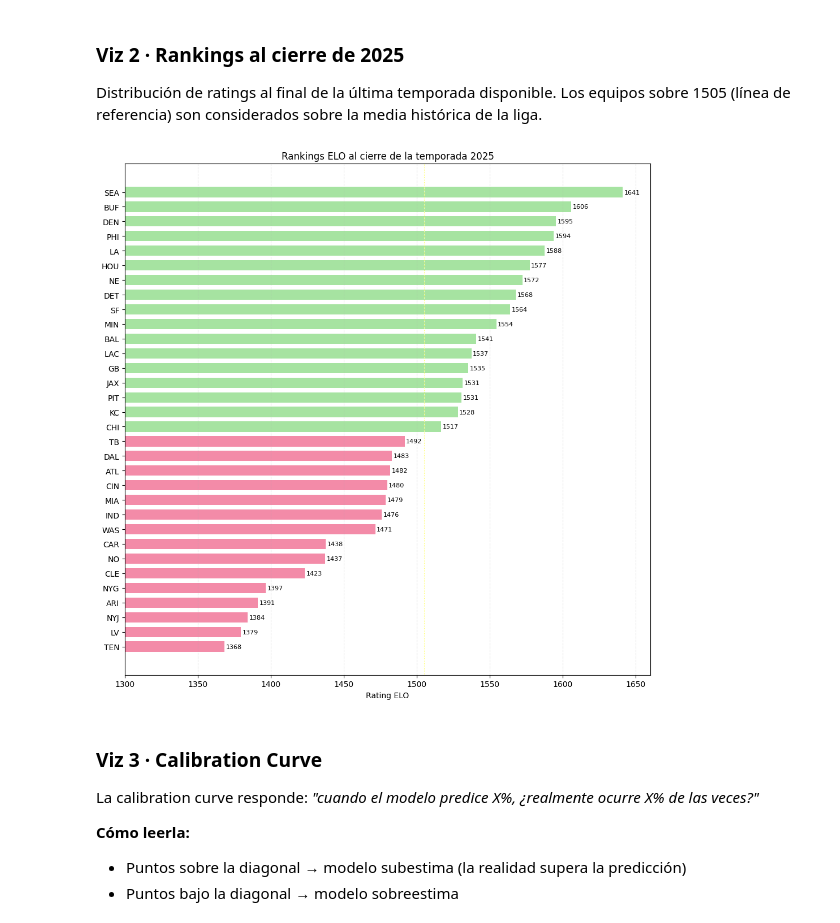
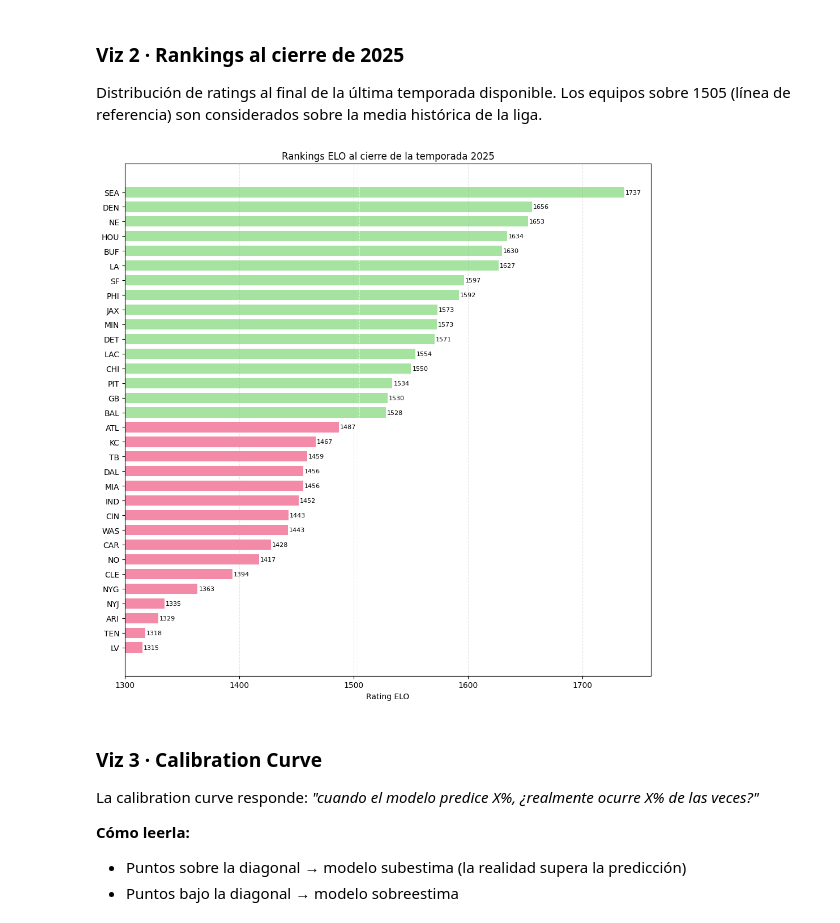
Before and after one commit to sebastianBP26/nfl_probability_engine, a Jupyter notebook: Notebooks/02_elo_system.ipynb, the cells around one changed output. Drawn from its saved outputs; the diff is of its cells as text; code cells hidden in the pictures.

Commit message:
Changes Elo
Update Elo System
Update Files

```diff
--- a/Notebooks/02_elo_system.ipynb
+++ b/Notebooks/02_elo_system.ipynb
@@ -353,3 +644,13 @@ HOME_ADVANTAGE calibrado: 42.2
+# %%
+# ── Correr sistema ELO ────────────────────────────────────────────────────────
+history_df, final_elos = run_elo_system(
+    df,
+    home_advantage = 42.2,
+    regression_factor = 0.40,
+    global_mean = 1503.1,
+    k_regular = 40,
+    k_playoffs = 48,
+)
 # %%
 final_elos_df = (
     pd.Series(final_elos)
@@ -619,34 +935,34 @@ la media histórica de la liga.
 # %%
 final_df = (
     pd.Series(final_elos)
     .reset_index()
     .rename(columns={'index': 'team', 0: 'elo'})
     .sort_values('elo', ascending=True)
 )
 
 colors = ['#a6e3a1' if e >= 1505 else '#f38ba8' for e in final_df['elo']]
 
 fig, ax = plt.subplots(figsize=(10, 10))
 
 bars = ax.barh(final_df['team'], final_df['elo'], color=colors, height=0.7)
 ax.axvline(1505, color='white', linestyle='--', linewidth=0.8, alpha=0.6)
 ax.axvline(final_df['elo'].mean(), color='yellow',
            linestyle=':', linewidth=0.8, alpha=0.6)
 
 # Etiquetas
 for bar, val in zip(bars, final_df['elo']):
     ax.text(val + 1, bar.get_y() + bar.get_height()/2,
             f'{val:.0f}', va='center', fontsize=8)
 
 ax.set_xlabel('Rating ELO')
 ax.set_title('Rankings ELO al cierre de la temporada 2025')
-ax.set_xlim(1300, 1660)
+ax.set_xlim(1300, 1760)
 ax.grid(axis='x', linestyle='--', alpha=0.3)
 
 plt.tight_layout()
 plt.show()
 # %% [output]
-[figure, old version]
+[figure, new version]
 # %% [markdown]
 ### Viz 3 · Calibration Curve
 
```
Also changed, not shown: parts of 28 cells of this notebook, 2 other files.
